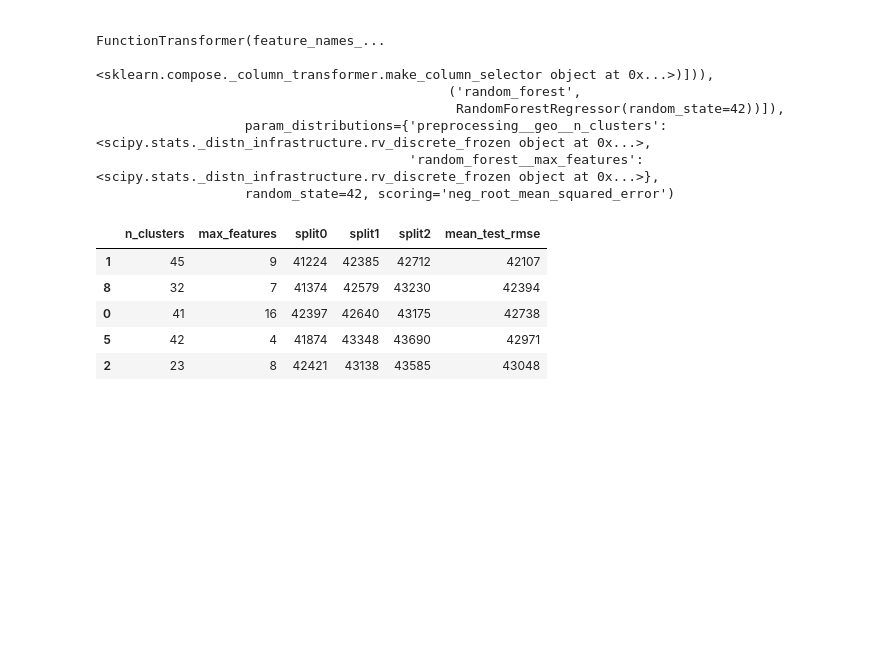
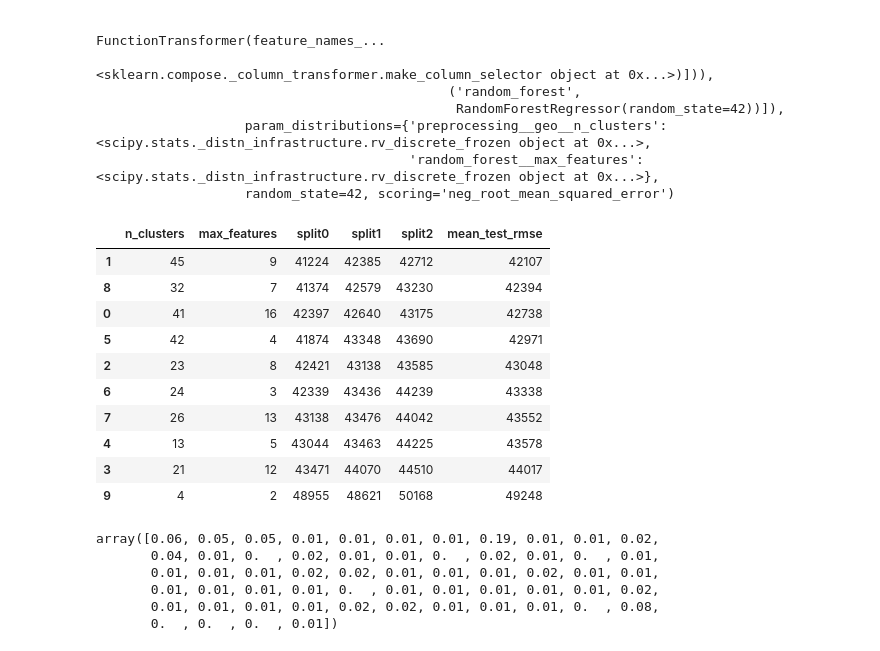
Before and after one commit to mgti6/ML-projects, a Jupyter notebook: supervised_learning/california_housing.ipynb, the cells around one changed output. Saved outputs shown, nothing was run; the diff lists cells and outputs as text; code cells hidden in the pictures; blank space fills up the shorter version.

Commit message:
Add final model evaluation, test set scoring and model export

```diff
--- a/supervised_learning/california_housing.ipynb
+++ b/supervised_learning/california_housing.ipynb
@@ -1072,17 +1065,33 @@ RandomizedSearchCV(cv=3,
 # %%
 # extra code – displays the random search results
 cv_res = pd.DataFrame(rnd_search.cv_results_)
 cv_res.sort_values(by="mean_test_score", ascending=False, inplace=True)
 cv_res = cv_res[["param_preprocessing__geo__n_clusters",
                  "param_random_forest__max_features", "split0_test_score",
                  "split1_test_score", "split2_test_score", "mean_test_score"]]
 cv_res.columns = ["n_clusters", "max_features"] + score_cols
 cv_res[score_cols] = -cv_res[score_cols].round().astype(np.int64)
-cv_res.head()
+cv_res
 # %% [output]
 |  | n_clusters | max_features | split0 | split1 | split2 | mean_test_rmse |
 | 1 | 45 | 9 | 41224 | 42385 | 42712 | 42107 |
 | 8 | 32 | 7 | 41374 | 42579 | 43230 | 42394 |
 | 0 | 41 | 16 | 42397 | 42640 | 43175 | 42738 |
 | 5 | 42 | 4 | 41874 | 43348 | 43690 | 42971 |
 | 2 | 23 | 8 | 42421 | 43138 | 43585 | 43048 |
+| 6 | 24 | 3 | 42339 | 43436 | 44239 | 43338 |
+| 7 | 26 | 13 | 43138 | 43476 | 44042 | 43552 |
+| 4 | 13 | 5 | 43044 | 43463 | 44225 | 43578 |
+| 3 | 21 | 12 | 43471 | 44070 | 44510 | 44017 |
+| 9 | 4 | 2 | 48955 | 48621 | 50168 | 49248 |
+# %%
+final_model = rnd_search.best_estimator_
+feature_importances = final_model["random_forest"].feature_importances_
+feature_importances.round(2)
+# %% [output]
+array([0.06, 0.05, 0.05, 0.01, 0.01, 0.01, 0.01, 0.19, 0.01, 0.01, 0.02,
+       0.04, 0.01, 0.  , 0.02, 0.01, 0.01, 0.  , 0.02, 0.01, 0.  , 0.01,
+       0.01, 0.01, 0.01, 0.02, 0.02, 0.01, 0.01, 0.01, 0.02, 0.01, 0.01,
+       0.01, 0.01, 0.01, 0.01, 0.  , 0.01, 0.01, 0.01, 0.01, 0.01, 0.02,
+       0.01, 0.01, 0.01, 0.01, 0.02, 0.02, 0.01, 0.01, 0.01, 0.  , 0.08,
+       0.  , 0.  , 0.  , 0.01])
```
Also changed, not shown: parts of 23 cells of this notebook.
